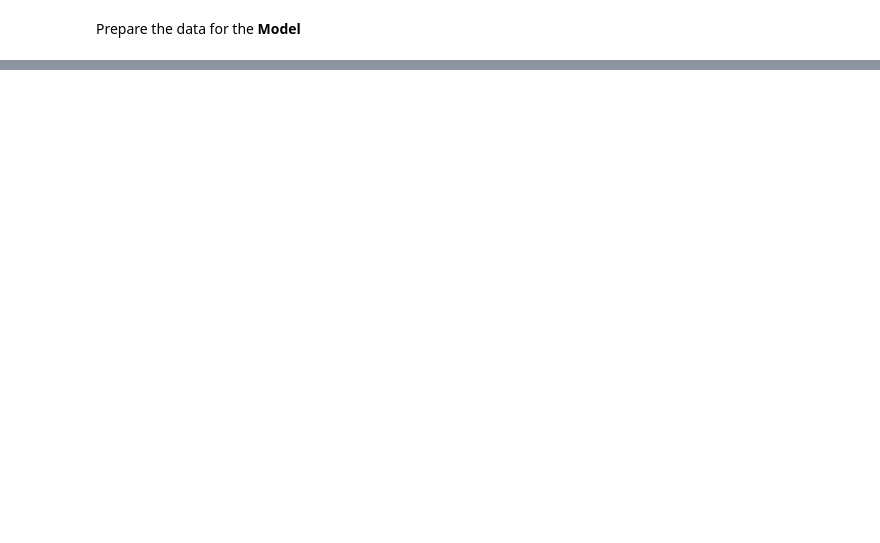
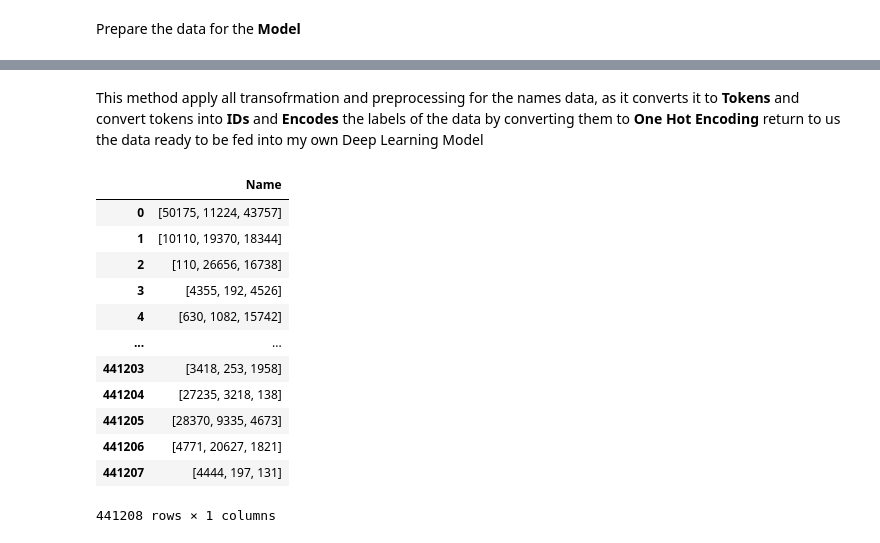
Before and after one commit to mahmodKhaled/Name-Verification-Model, a Jupyter notebook: Name_Verification_model.ipynb, the cells around one changed output, grey strips where cells are left out. Cells and saved outputs as stored; diff of their text form; code cells hidden in the pictures; blank space fills up the shorter version.

Commit message:
remove arabert model, and prepare data to be fed into keras model

```diff
--- a/Name_Verification_model.ipynb
+++ b/Name_Verification_model.ipynb
@@ -510,12 +461,0 @@ X_test = pd.DataFrame(X_test,columns=['Name'])
-# %%
-# tokenize train data
-X_train = [tokenizer.tokenize(name ,max_length=3, truncation=True) for name in X_train['Name'].tolist()]
-# tokenize validation data
-X_val = [tokenizer.tokenize(name ,max_length=3, truncation=True) for name in X_val['Name'].tolist()]
-# tokenize the test data
-X_test = [tokenizer.tokenize(name ,max_length=3, truncation=True) for name in X_test['Name'].tolist()]
-# %%
-# convert tokens in train, validation and test to number representation
-X_train = [tokenizer.convert_tokens_to_ids(name) for name in X_train]
-X_val = [tokenizer.convert_tokens_to_ids(name) for name in X_val]
-X_test = [tokenizer.convert_tokens_to_ids(name) for name in X_test]
@@ -598,0 +462,38 @@ KeyboardInterrupt: ignored
+# %% [markdown]
+This method apply all transofrmation and preprocessing for the names data, as it converts it to **Tokens** and convert tokens into **IDs** and **Encodes** the labels of the data by converting them to **One Hot Encoding** return to us the data ready to be fed into my own Deep Learning Model
+# %%
+def transform_data(X,y):
+  # apply preprocessor on the X data
+  X = X['Name'].apply(lambda x: preprocessor.preprocess(x))
+  # convert back to dataframe and reset_index
+  X = pd.DataFrame(X,columns=['Name'])
+  # tokenize X data
+  X = [tokenizer.tokenize(name ,max_length=3, truncation=True) for name in X['Name'].tolist()]
+  # convert tokens in X to ids
+  X = [tokenizer.convert_tokens_to_ids(name) for name in X]
+  # convert back to dataframe
+  X = pd.DataFrame({'Name':X},columns=['Name'])
+  # encode labels in y data
+  y = pd.get_dummies(y['Label'])
+  return X, y
+# %%
+# transofrm X_train and y_train data
+X_train , y_train = transform_data(X_train,y_train)
+# transform X_test and y_test data
+X_test , y_test = transform_data(X_test,y_test)
+# %%
+X_train
+# %% [output]
+|  | Name |
+| 0 | [50175, 11224, 43757] |
+| 1 | [10110, 19370, 18344] |
+| 2 | [110, 26656, 16738] |
+| 3 | [4355, 192, 4526] |
+| 4 | [630, 1082, 15742] |
+| ... | ... |
+| 441203 | [3418, 253, 1958] |
+| 441204 | [27235, 3218, 138] |
+| 441205 | [28370, 9335, 4673] |
+| 441206 | [4771, 20627, 1821] |
+| 441207 | [4444, 197, 131] |
+441208 rows × 1 columns
```
Also changed, not shown: parts of 28 cells of this notebook.
